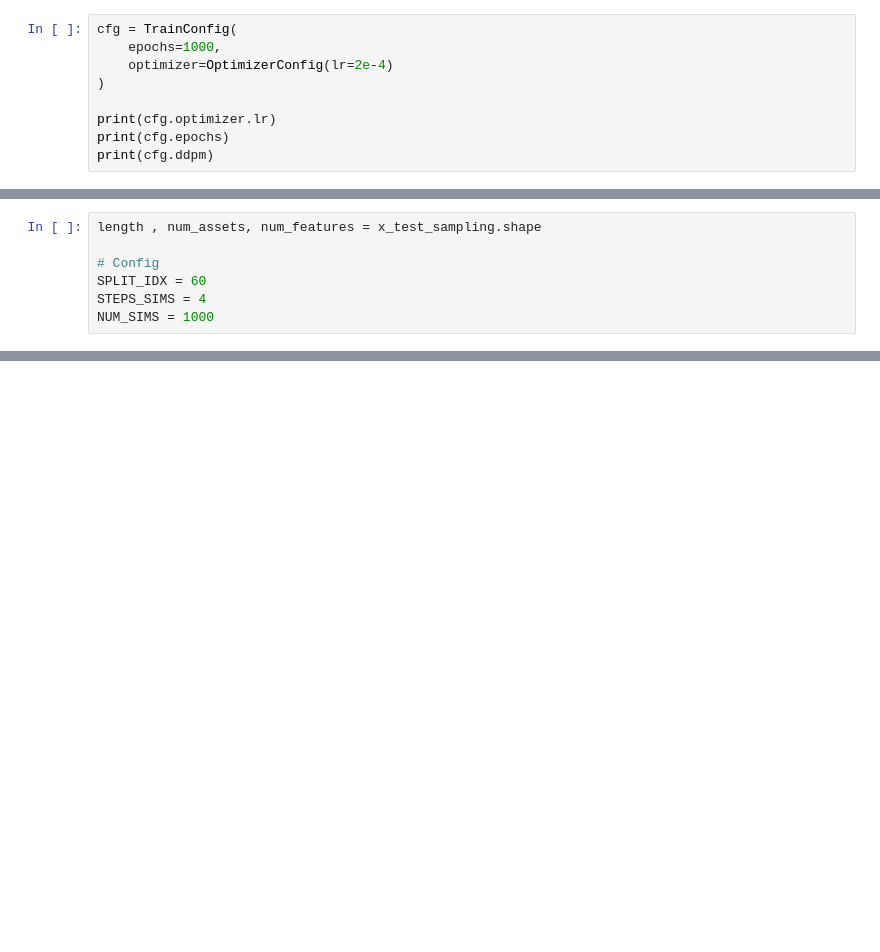
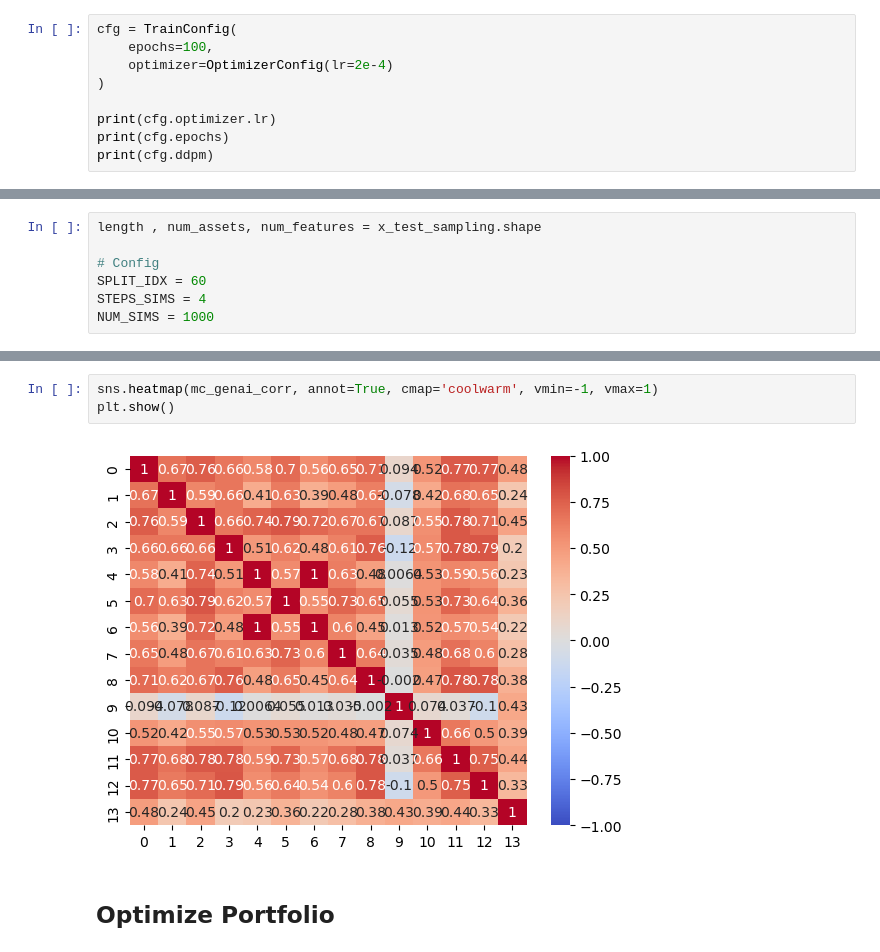
Before and after one commit to Narodomy/Time-Series-Generative-AI-for-Asset-Investment, a Jupyter notebook: notebooks/v6_playground.ipynb, the cells around one changed output, grey strips where cells are left out. Saved outputs shown, nothing was run; the diff lists cells and outputs as text; blank space fills up the shorter version.

```diff
--- a/notebooks/v6_playground.ipynb
+++ b/notebooks/v6_playground.ipynb
@@ -182,7 +234,7 @@ Std: 0.1646
 ### Setup
 # %%
 cfg = TrainConfig(
-    epochs=1000,
+    epochs=100,
     optimizer=OptimizerConfig(lr=2e-4)
 )
 
@@ -666,0 +796,7 @@ mc_genai_corr, mc_sims_corr, gt_corr
+# %%
+sns.heatmap(mc_genai_corr, annot=True, cmap='coolwarm', vmin=-1, vmax=1)
+plt.show()
+# %% [output]
+[figure, added]
+# %% [markdown]
+## Optimize Portfolio
```
Also changed, not shown: parts of 55 cells of this notebook, 3 other files.
